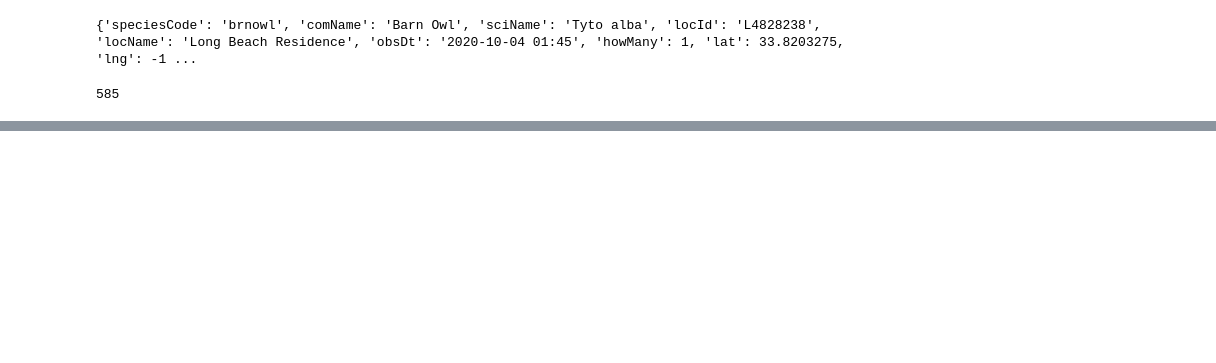
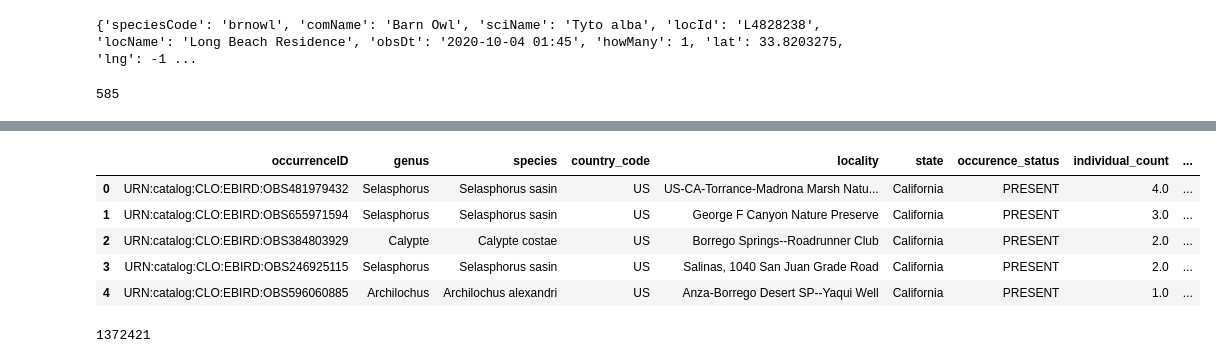
Before and after one commit to sierrah154/Final_Project-Aves, a Jupyter notebook: Ebirds_Data_Load.ipynb, the cells around one changed output, grey strips where cells are left out. Cells and saved outputs as stored; diff of their text form; code cells hidden in the pictures; blank space fills up the shorter version.

Commit message:
Updating the ebirds data load
Updates with api call to get county data.

```diff
--- a/Ebirds_Data_Load.ipynb
+++ b/Ebirds_Data_Load.ipynb
@@ -26,0 +30,3 @@ len(records)
+# %%
+# Create path for CSVs
+data_folder = Path("./Resources/")
@@ -26,0 +124,15 @@ len(records)
+# %%
+# Splitting the datetime column
+hb_date_df = hb_cleaned_df["eventDate"].str.split("T", n = 1, expand = True)
+
+# New column for date
+hb_cleaned_df["date"]= hb_date_df[0]
+
+# New column for time
+hb_cleaned_df["time"]= hb_date_df[1]
+
+# Dropping old eventDate columns
+hb_cleaned_df.drop(columns =["eventDate"], inplace = True)
+
+# Display DF head
+hb_cleaned_df.head()
@@ -26,0 +146,32 @@ len(records)
+# %%
+# Rename columns in dataframe
+
+hb_cleaned_df.rename(columns={
+    'occurenceID': 'occurence_id',
+    'genus': 'genus',
+    'species': 'species',
+    'countryCode': 'country_code',
+    'locality': 'locality',
+    'stateProvince': 'state',
+    'occurrenceStatus': 'occurence_status',
+    'individualCount': 'individual_count',
+    'decimalLatitude': 'latitude',
+    'decimalLongitude': 'longitude',
+    'day': 'day',
+    'month': 'month',
+    'year': 'year',
+    'basisOfRecord': 'basis_of_record',
+    'catalogNumber': 'catalog_number',
+    'recordNumber': 'record_number',
+    'identifiedBy': 'identified_by',
+    'date': 'date',
+    'time': 'time'}, inplace=True)
+# %%
+hb_cleaned_df.head()
+# %% [output]
+|  | occurrenceID | genus | species | country_code | locality | state | occurence_status | individual_count | ... |
+| 0 | URN:catalog:CLO:EBIRD:OBS481979432 | Selasphorus | Selasphorus sasin | US | US-CA-Torrance-Madrona Marsh Natu... | California | PRESENT | 4.0 | ... |
+| 1 | URN:catalog:CLO:EBIRD:OBS655971594 | Selasphorus | Selasphorus sasin | US | George F Canyon Nature Preserve | California | PRESENT | 3.0 | ... |
+| 2 | URN:catalog:CLO:EBIRD:OBS384803929 | Calypte | Calypte costae | US | Borrego Springs--Roadrunner Club | California | PRESENT | 2.0 | ... |
+| 3 | URN:catalog:CLO:EBIRD:OBS246925115 | Selasphorus | Selasphorus sasin | US | Salinas, 1040 San Juan Grade Road | California | PRESENT | 2.0 | ... |
+| 4 | URN:catalog:CLO:EBIRD:OBS596060885 | Archilochus | Archilochus alexandri | US | Anza-Borrego Desert SP--Yaqui Well | California | PRESENT | 1.0 | ... |
@@ -26,0 +181,5 @@ len(records)
+# %%
+# Check length of locations
+len(hb_locations_df)
+# %% [output]
+1372421
```
Also changed, not shown: parts of 36 cells of this notebook.
